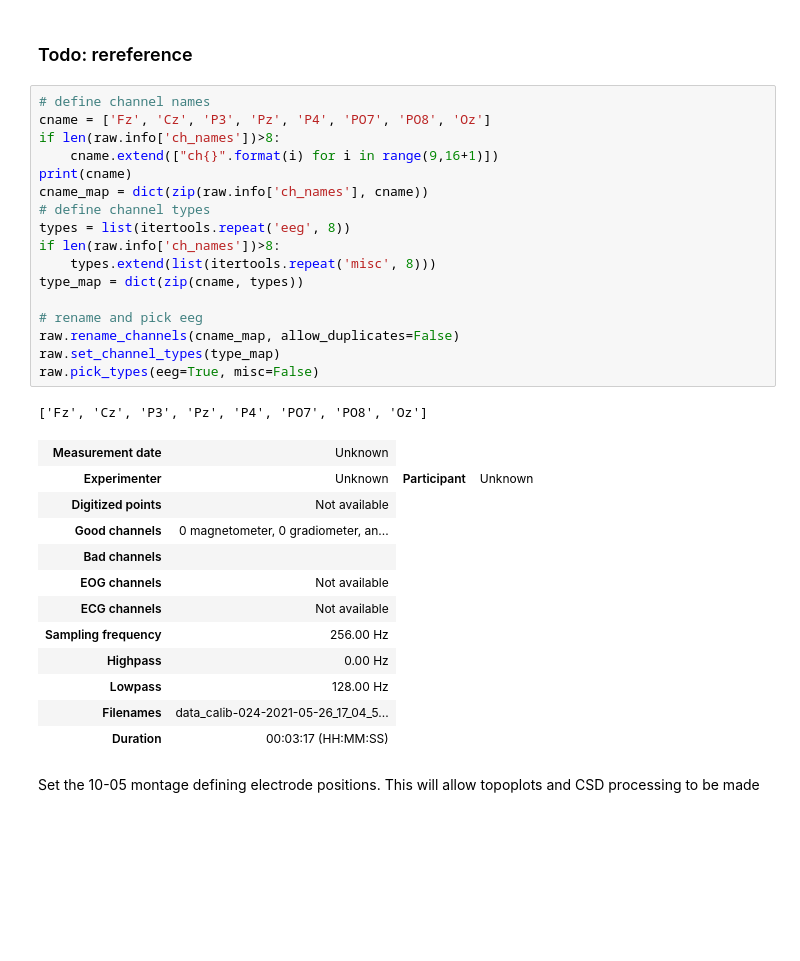
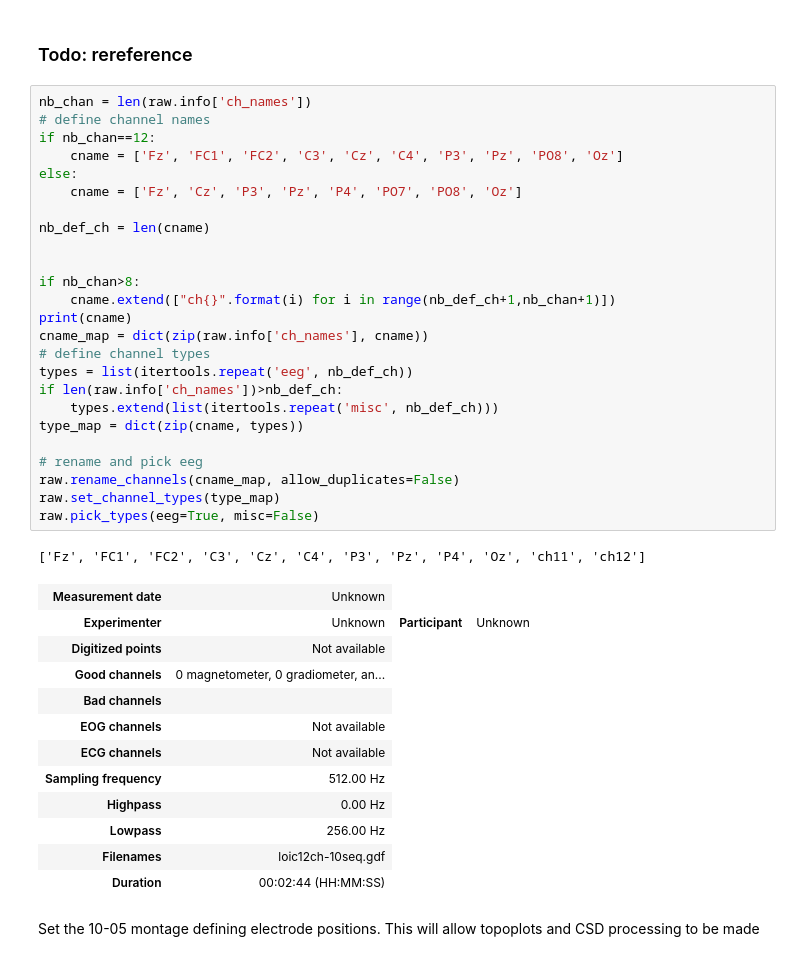
Before and after one commit to lokinou/p3k_offline_analysis, a Jupyter notebook: p300mne.ipynb, the cells around one changed output. Saved outputs shown, nothing was run; the diff lists cells and outputs as text; blank space fills up the shorter version.

```diff
--- a/p300mne.ipynb
+++ b/p300mne.ipynb
@@ -68,36 +80,44 @@ raw.info['ch_names']
 # %% [markdown]
 ### Todo: rereference
 # %%
+nb_chan = len(raw.info['ch_names'])
 # define channel names
-cname = ['Fz', 'Cz', 'P3', 'Pz', 'P4', 'PO7', 'PO8', 'Oz']
-if len(raw.info['ch_names'])>8:
-    cname.extend(["ch{}".format(i) for i in range(9,16+1)])
+if nb_chan==12:
+    cname = ['Fz', 'FC1', 'FC2', 'C3', 'Cz', 'C4', 'P3', 'Pz', 'PO8', 'Oz']
+else:
+    cname = ['Fz', 'Cz', 'P3', 'Pz', 'P4', 'PO7', 'PO8', 'Oz']
+
+nb_def_ch = len(cname)
+
+
+if nb_chan>8:
+    cname.extend(["ch{}".format(i) for i in range(nb_def_ch+1,nb_chan+1)])
 print(cname)
 cname_map = dict(zip(raw.info['ch_names'], cname))
 # define channel types
-types = list(itertools.repeat('eeg', 8))
-if len(raw.info['ch_names'])>8:
-    types.extend(list(itertools.repeat('misc', 8)))
+types = list(itertools.repeat('eeg', nb_def_ch))
+if len(raw.info['ch_names'])>nb_def_ch:
+    types.extend(list(itertools.repeat('misc', nb_def_ch)))
 type_map = dict(zip(cname, types))
 
 # rename and pick eeg
 raw.rename_channels(cname_map, allow_duplicates=False)
 raw.set_channel_types(type_map)
 raw.pick_types(eeg=True, misc=False)
 # %% [output]
-['Fz', 'Cz', 'P3', 'Pz', 'P4', 'PO7', 'PO8', 'Oz']
+['Fz', 'FC1', 'FC2', 'C3', 'Cz', 'C4', 'P3', 'Pz', 'P4', 'Oz', 'ch11', 'ch12']
 | Measurement date | Unknown |
 | Experimenter | Unknown | Participant | Unknown |
 | Digitized points | Not available |
 | Good channels | 0 magnetometer, 0 gradiometer, an... |
 | Bad channels |  |
 | EOG channels | Not available |
 | ECG channels | Not available |
-| Sampling frequency | 256.00 Hz |
+| Sampling frequency | 512.00 Hz |
 | Highpass | 0.00 Hz |
-| Lowpass | 128.00 Hz |
-| Filenames | data_calib-024-2021-05-26_17_04_5... |
-| Duration | 00:03:17 (HH:MM:SS) |
+| Lowpass | 256.00 Hz |
+| Filenames | loic12ch-10seq.gdf |
+| Duration | 00:02:44 (HH:MM:SS) |
 # %% [markdown]
 Set the 10-05 montage defining electrode positions. This will allow topoplots and CSD processing to be made
 # %%
```
Also changed, not shown: parts of 62 cells of this notebook, 2 other files.
